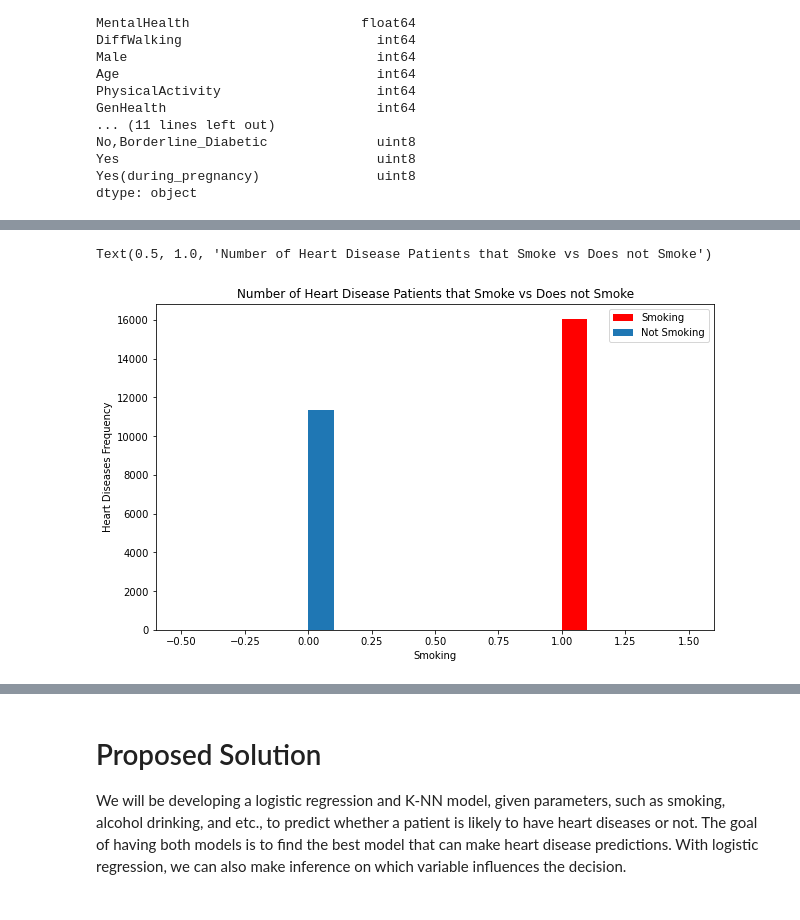
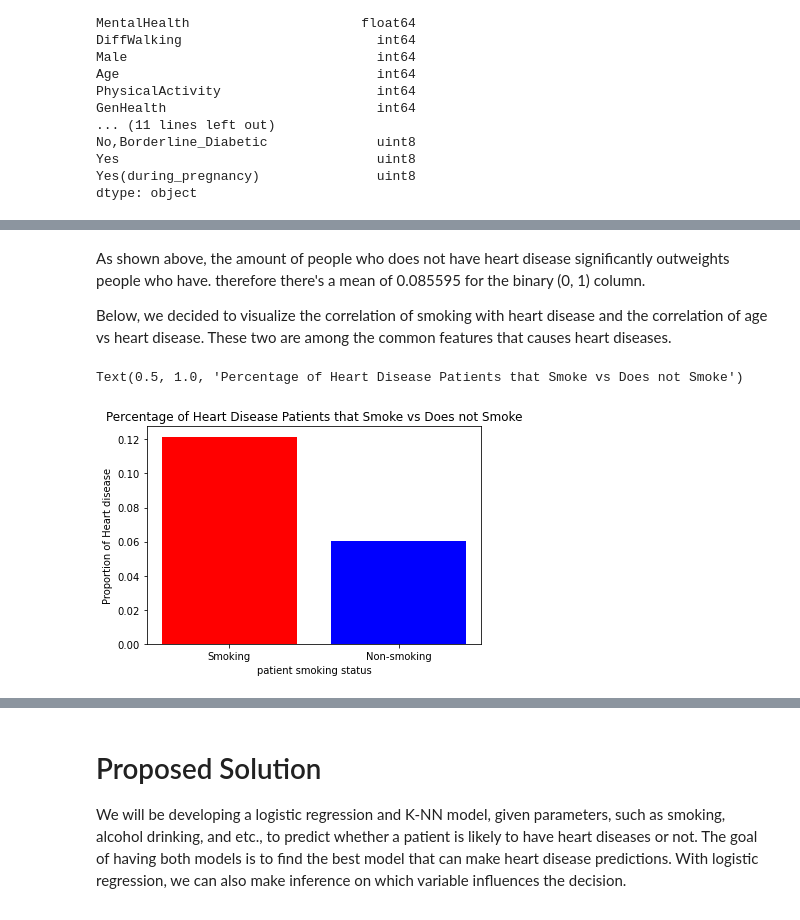
Before and after one commit to COGS118A/Group050-Sp22, a Jupyter notebook: Checkpoint_group050.ipynb, the cells around one changed output, grey strips where cells are left out. Cells and saved outputs as stored; diff of their text form; code cells hidden in the pictures.

```diff
--- a/Checkpoint_group050.ipynb
+++ b/Checkpoint_group050.ipynb
@@ -204,16 +223,23 @@ dtype: object
+# %% [markdown]
+As shown above, the amount of people who does not have heart disease significantly outweights people who have. therefore there's a mean of 0.085595 for the binary (0, 1) column.
+
+Below, we decided to visualize the correlation of smoking with heart disease and the correlation of age vs heart disease. These two are among the common features that causes heart diseases.
 # %%
-fig, ax = plt.subplots(figsize = (10,6))
+fig, ax = plt.subplots(figsize = (6,4))
 
-smoking_heart_diseases = df[(df['HeartDisease']==1) & (df['Smoking']==1)]['Smoking']
-not_smoking_heart_diseases = df[(df['HeartDisease']==1) & (df['Smoking']==0)]['Smoking']
+heart_disease_smoking_cnt = len(df[(df['HeartDisease']==1) & (df['Smoking']==1)]['Smoking'])
+smoking_cnt = len(df[df['Smoking']==1]['Smoking'])
+heart_disease_no_smoking_cnt = len(df[(df['HeartDisease']==1) & (df['Smoking']==0)]['Smoking'])
+non_smoking_cnt = len(df[df['Smoking']==0]['Smoking'])
 
-ax.hist(smoking_heart_diseases, color='r', label='Smoking')
-ax.hist(not_smoking_heart_diseases, label='Not Smoking')
-ax.set_xlabel("Smoking")
-ax.set_ylabel("Heart Diseases Frequency")
-plt.legend()
-plt.title("Number of Heart Disease Patients that Smoke vs Does not Smoke")
+smoking_heart_diseases = heart_disease_smoking_cnt/smoking_cnt
+not_smoking_heart_diseases = heart_disease_no_smoking_cnt/non_smoking_cnt
+
+ax.bar(["Smoking", "Non-smoking"], [smoking_heart_diseases, not_smoking_heart_diseases], color=['r','b'])
+ax.set_xlabel("patient smoking status")
+ax.set_ylabel("Proportion of Heart disease")
+plt.title("Percentage of Heart Disease Patients that Smoke vs Does not Smoke")
 # %% [output]
-Text(0.5, 1.0, 'Number of Heart Disease Patients that Smoke vs Does not Smoke')
+Text(0.5, 1.0, 'Percentage of Heart Disease Patients that Smoke vs Does not Smoke')
-[figure, old version]
+[figure, new version]
 # %%
```
Also changed, not shown: parts of 16 cells of this notebook.
